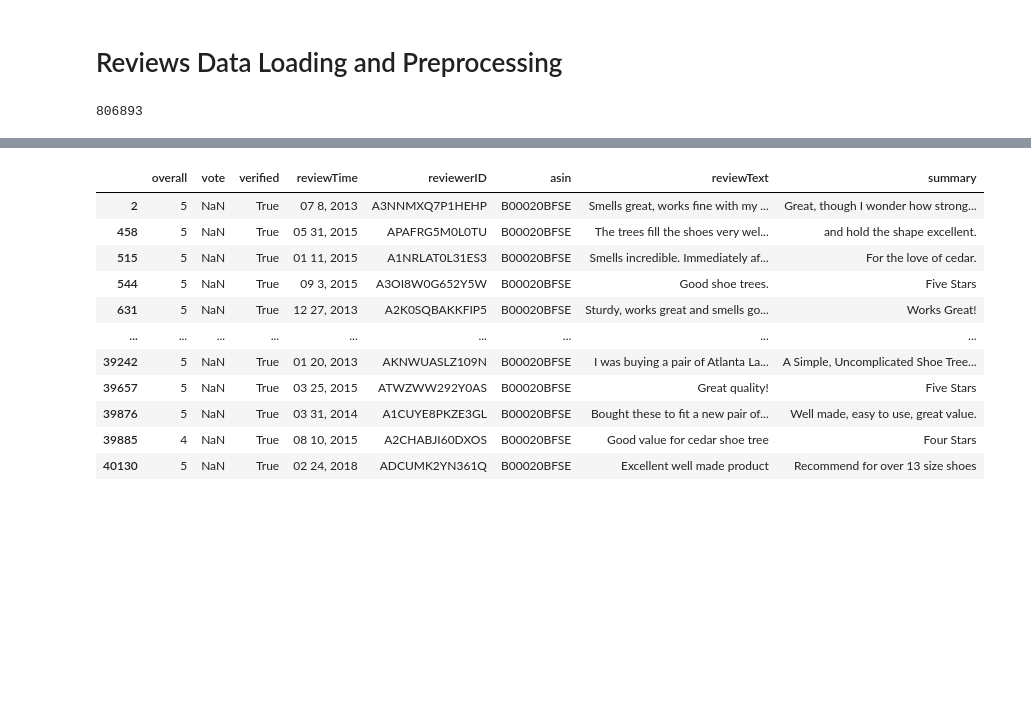
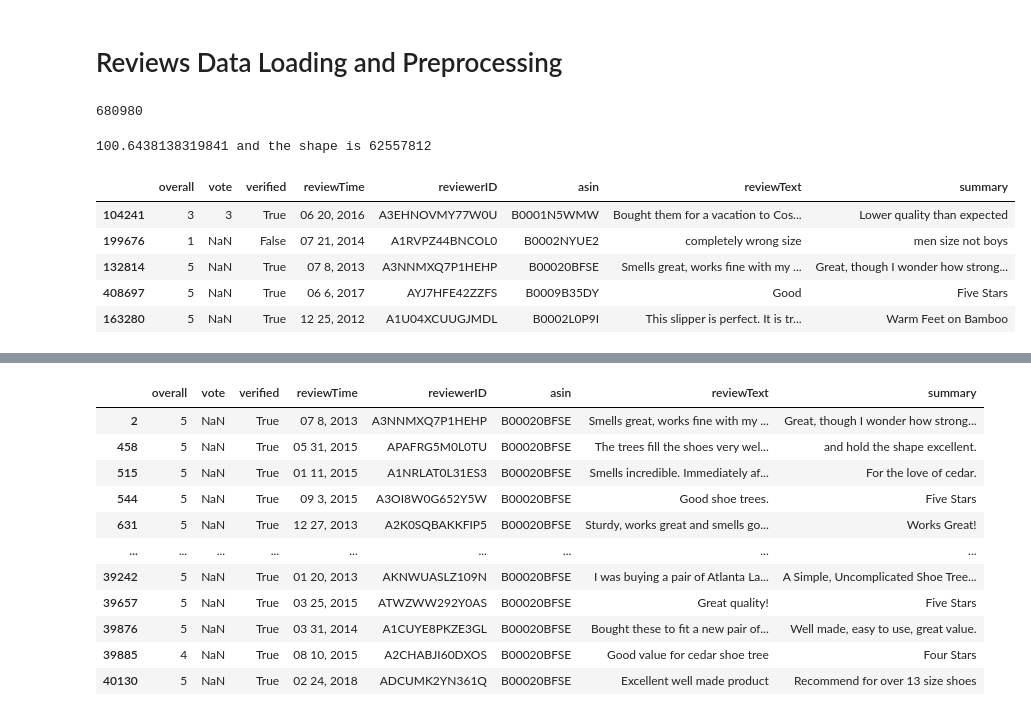
Before and after one commit to mkelsayed/ClothingRecommendationSystem, a Jupyter notebook: reviews_loading_preprocessing.ipynb, the cells around one changed output, grey strips where cells are left out. Cells and saved outputs as stored; diff of their text form; code cells hidden in the pictures; blank space fills up the shorter version.

```diff
--- a/reviews_loading_preprocessing.ipynb
+++ b/reviews_loading_preprocessing.ipynb
@@ -11,7 +11,7 @@ products_asins = np.loadtxt('Data/products_asins.csv', dtype='object', skiprows=
 # %%
-len(products_asins)
+len(asins_products)
 # %% [output]
-806893
+680980
 # %%
 reviews_df = pd.DataFrame()
 
@@ -25,11 +25,13 @@ with open('data/Clothing_Shoes_and_Jewelry.json', 'r') as f:
     for chunk in reader:
 
         chunk_dropped = chunk.drop(columns=['image', 'unixReviewTime', 'style', 'reviewerName'])\
-                        .sample(frac=0.1, random_state=42)
+                         .sample(frac=0.4, random_state=42)
 
-        chunk_dropped = chunk_dropped.query('asin in @products_asins')
+        chunk_dropped = chunk_dropped.query('asin in @asins_products')
 
         reviews_df = pd.concat([reviews_df, chunk_dropped], axis = 0)
 
         counter += 1
         print(counter/total*100, 'and the shape is', reviews_df.shape[0], end="\r")
+# %% [output]
+100.6438138319841 and the shape is 62557812
@@ -39,0 +38,9 @@ reviews_df = pd.read_csv('Data/reviews_sampled.csv')
+# %%
+reviews_df.head()
+# %% [output]
+|  | overall | vote | verified | reviewTime | reviewerID | asin | reviewText | summary |
+| 104241 | 3 | 3 | True | 06 20, 2016 | A3EHNOVMY77W0U | B0001N5WMW | Bought them for a vacation to Cos... | Lower quality than expected |
+| 199676 | 1 | NaN | False | 07 21, 2014 | A1RVPZ44BNCOL0 | B0002NYUE2 | completely wrong size | men size not boys |
+| 132814 | 5 | NaN | True | 07 8, 2013 | A3NNMXQ7P1HEHP | B00020BFSE | Smells great, works fine with my ... | Great, though I wonder how strong... |
+| 408697 | 5 | NaN | True | 06 6, 2017 | AYJ7HFE42ZZFS | B0009B35DY | Good | Five Stars |
+| 163280 | 5 | NaN | True | 12 25, 2012 | A1U04XCUUGJMDL | B0002L0P9I | This slipper is perfect. It is tr... | Warm Feet on Bamboo |
```
Also changed, not shown: parts of 36 cells of this notebook, 1 other file.
